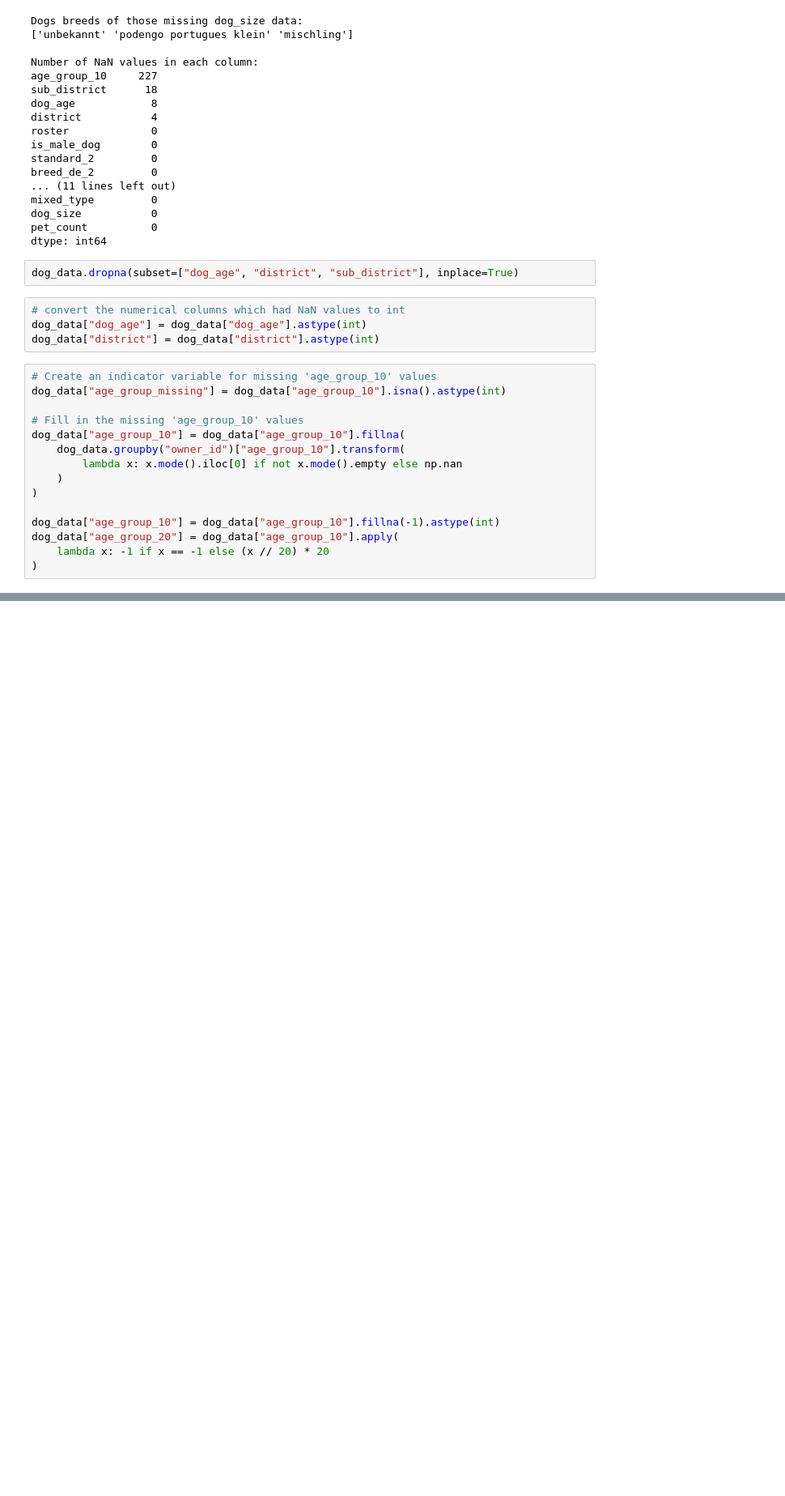
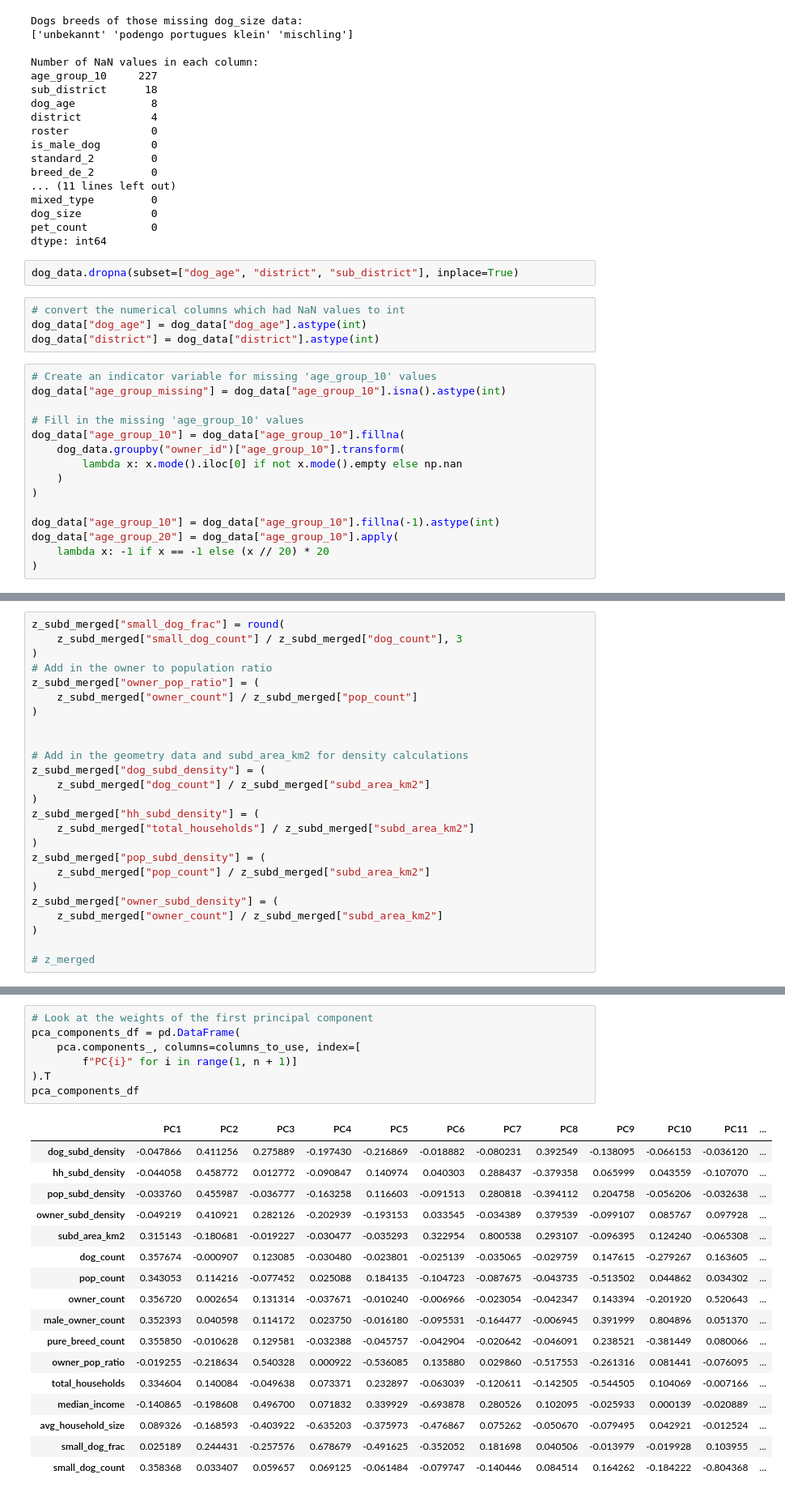
Before and after one commit to jonnross88/WhoLetThePuppiesIn, a Jupyter notebook: notebooks/02_data_wrangling.ipynb, the cells around one changed output, grey strips where cells are left out. Shown at 81% size. Drawn from its saved outputs; the diff is of its cells as text; blank space fills up the shorter version.

```diff
--- a/notebooks/02_data_wrangling.ipynb
+++ b/notebooks/02_data_wrangling.ipynb
@@ -1027,0 +1646,25 @@ for numerical_column in numerical_columns:
+# %%
+z_subd_merged["small_dog_frac"] = round(
+    z_subd_merged["small_dog_count"] / z_subd_merged["dog_count"], 3
+)
+# Add in the owner to population ratio
+z_subd_merged["owner_pop_ratio"] = (
+    z_subd_merged["owner_count"] / z_subd_merged["pop_count"]
+)
+
+
+# Add in the geometry data and subd_area_km2 for density calculations
+z_subd_merged["dog_subd_density"] = (
+    z_subd_merged["dog_count"] / z_subd_merged["subd_area_km2"]
+)
+z_subd_merged["hh_subd_density"] = (
+    z_subd_merged["total_households"] / z_subd_merged["subd_area_km2"]
+)
+z_subd_merged["pop_subd_density"] = (
+    z_subd_merged["pop_count"] / z_subd_merged["subd_area_km2"]
+)
+z_subd_merged["owner_subd_density"] = (
+    z_subd_merged["owner_count"] / z_subd_merged["subd_area_km2"]
+)
+
+# z_merged
@@ -1027,0 +1811,25 @@ for numerical_column in numerical_columns:
+# %%
+# Look at the weights of the first principal component
+pca_components_df = pd.DataFrame(
+    pca.components_, columns=columns_to_use, index=[
+        f"PC{i}" for i in range(1, n + 1)]
+).T
+pca_components_df
+# %% [output]
+|  | PC1 | PC2 | PC3 | PC4 | PC5 | PC6 | PC7 | PC8 | PC9 | PC10 | PC11 | ... |
+| dog_subd_density | -0.047866 | 0.411256 | 0.275889 | -0.197430 | -0.216869 | -0.018882 | -0.080231 | 0.392549 | -0.138095 | -0.066153 | -0.036120 | ... |
+| hh_subd_density | -0.044058 | 0.458772 | 0.012772 | -0.090847 | 0.140974 | 0.040303 | 0.288437 | -0.379358 | 0.065999 | 0.043559 | -0.107070 | ... |
+| pop_subd_density | -0.033760 | 0.455987 | -0.036777 | -0.163258 | 0.116603 | -0.091513 | 0.280818 | -0.394112 | 0.204758 | -0.056206 | -0.032638 | ... |
+| owner_subd_density | -0.049219 | 0.410921 | 0.282126 | -0.202939 | -0.193153 | 0.033545 | -0.034389 | 0.379539 | -0.099107 | 0.085767 | 0.097928 | ... |
+| subd_area_km2 | 0.315143 | -0.180681 | -0.019227 | -0.030477 | -0.035293 | 0.322954 | 0.800538 | 0.293107 | -0.096395 | 0.124240 | -0.065308 | ... |
+| dog_count | 0.357674 | -0.000907 | 0.123085 | -0.030480 | -0.023801 | -0.025139 | -0.035065 | -0.029759 | 0.147615 | -0.279267 | 0.163605 | ... |
+| pop_count | 0.343053 | 0.114216 | -0.077452 | 0.025088 | 0.184135 | -0.104723 | -0.087675 | -0.043735 | -0.513502 | 0.044862 | 0.034302 | ... |
+| owner_count | 0.356720 | 0.002654 | 0.131314 | -0.037671 | -0.010240 | -0.006966 | -0.023054 | -0.042347 | 0.143394 | -0.201920 | 0.520643 | ... |
+| male_owner_count | 0.352393 | 0.040598 | 0.114172 | 0.023750 | -0.016180 | -0.095531 | -0.164477 | -0.006945 | 0.391999 | 0.804896 | 0.051370 | ... |
+| pure_breed_count | 0.355850 | -0.010628 | 0.129581 | -0.032388 | -0.045757 | -0.042904 | -0.020642 | -0.046091 | 0.238521 | -0.381449 | 0.080066 | ... |
+| owner_pop_ratio | -0.019255 | -0.218634 | 0.540328 | 0.000922 | -0.536085 | 0.135880 | 0.029860 | -0.517553 | -0.261316 | 0.081441 | -0.076095 | ... |
+| total_households | 0.334604 | 0.140084 | -0.049638 | 0.073371 | 0.232897 | -0.063039 | -0.120611 | -0.142505 | -0.544505 | 0.104069 | -0.007166 | ... |
+| median_income | -0.140865 | -0.198608 | 0.496700 | 0.071832 | 0.339929 | -0.693878 | 0.280526 | 0.102095 | -0.025933 | 0.000139 | -0.020889 | ... |
+| avg_household_size | 0.089326 | -0.168593 | -0.403922 | -0.635203 | -0.375973 | -0.476867 | 0.075262 | -0.050670 | -0.079495 | 0.042921 | -0.012524 | ... |
+| small_dog_frac | 0.025189 | 0.244431 | -0.257576 | 0.678679 | -0.491625 | -0.352052 | 0.181698 | 0.040506 | -0.013979 | -0.019928 | 0.103955 | ... |
+| small_dog_count | 0.358368 | 0.033407 | 0.059657 | 0.069125 | -0.061484 | -0.079747 | -0.140446 | 0.084514 | 0.164262 | -0.184222 | -0.804368 | ... |
```
Also changed, not shown: parts of 54 cells of this notebook, 2 other files.
